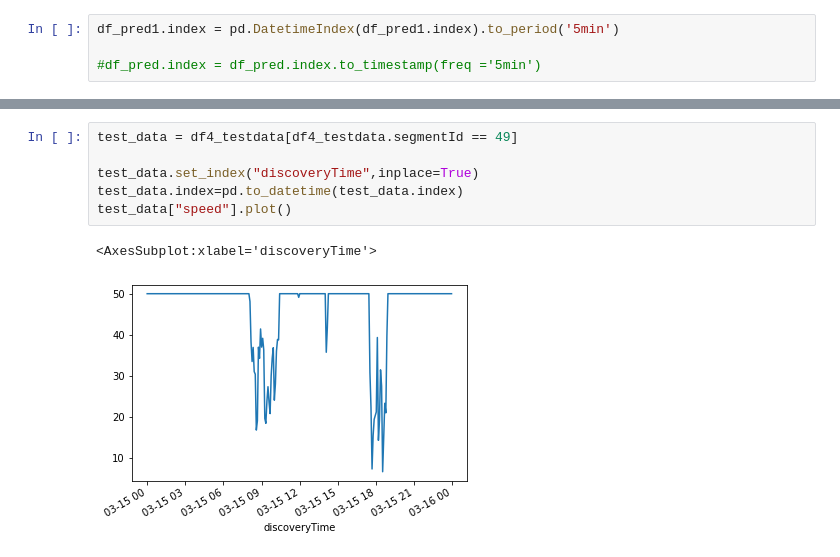
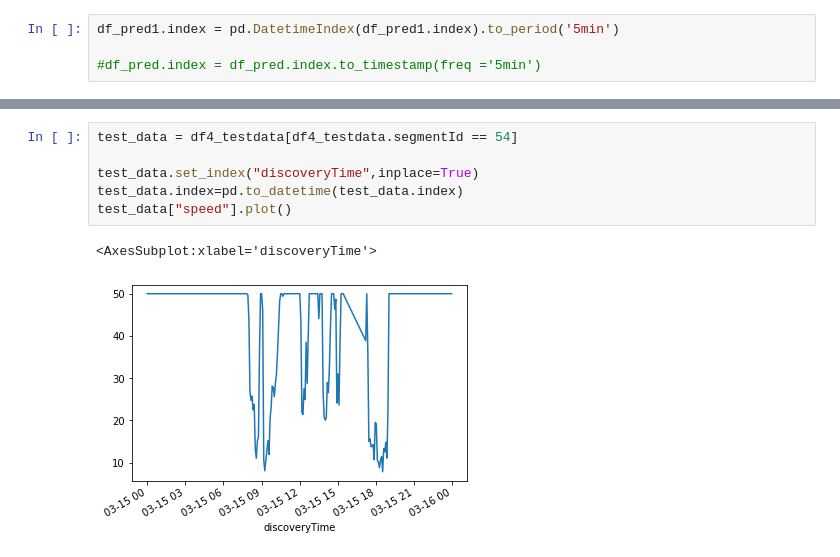
Before and after one commit to BURAK600/ISSD_staj_hafta4, a Jupyter notebook: FCD_SON.ipynb, the cells around one changed output, grey strips where cells are left out. Cells and saved outputs as stored; diff of their text form.

```diff
--- a/FCD_SON.ipynb
+++ b/FCD_SON.ipynb
@@ -336,10 +306,10 @@ df_pred1[3450:]["predictions"].plot()
 # %%
-test_data = df4_testdata[df4_testdata.segmentId == 49]
+test_data = df4_testdata[df4_testdata.segmentId == 54]
 
 test_data.set_index("discoveryTime",inplace=True)
 test_data.index=pd.to_datetime(test_data.index)
 test_data["speed"].plot()
 # %% [output]
 <AxesSubplot:xlabel='discoveryTime'>
-[figure, old version]
+[figure, new version]
 # %%
```
Also changed, not shown: parts of 28 cells of this notebook.
